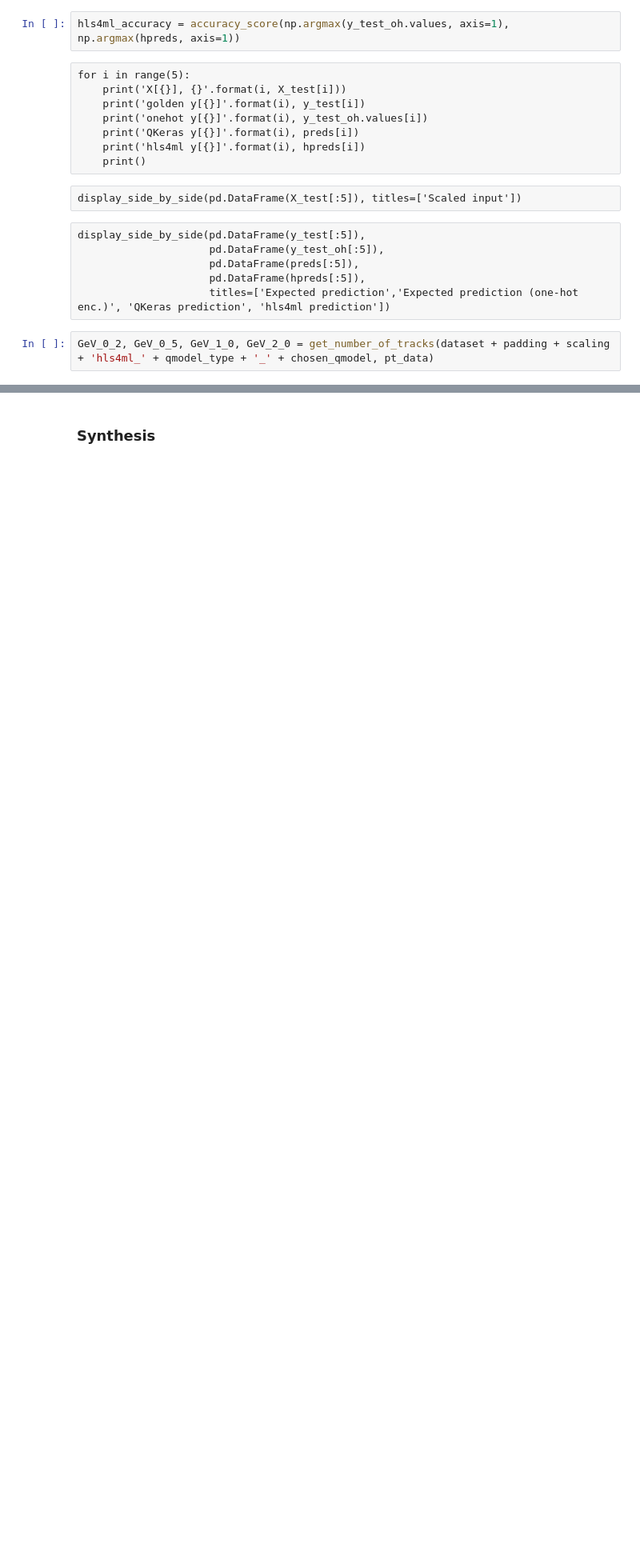
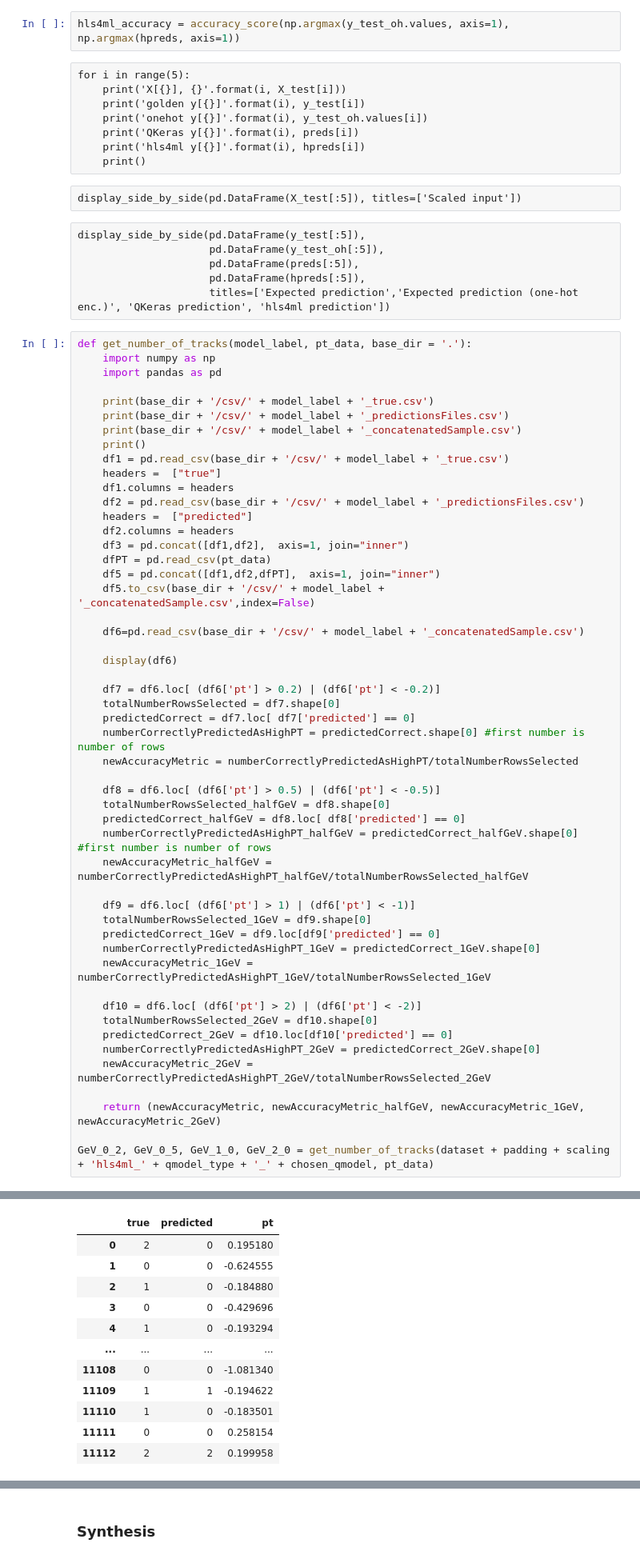
Before and after one commit to nhanvtran/directional-pixel-detectors, a Jupyter notebook: multiclassifier/train.ipynb, the cells around one changed output, grey strips where cells are left out. Shown at 80% size. Cells and saved outputs as stored; diff of their text form; blank space fills up the shorter version.

```diff
--- a/multiclassifier/train.ipynb
+++ b/multiclassifier/train.ipynb
@@ -1270,4 +1523,54 @@ display_side_by_side(pd.DataFrame(y_test[:5]),
                      pd.DataFrame(hpreds[:5]),
                      titles=['Expected prediction','Expected prediction (one-hot enc.)', 'QKeras prediction', 'hls4ml prediction'])
 # %%
+def get_number_of_tracks(model_label, pt_data, base_dir = '.'):
+    import numpy as np
+    import pandas as pd
+
+    print(base_dir + '/csv/' + model_label + '_true.csv')
+    print(base_dir + '/csv/' + model_label + '_predictionsFiles.csv')
+    print(base_dir + '/csv/' + model_label + '_concatenatedSample.csv')
+    print()
+    df1 = pd.read_csv(base_dir + '/csv/' + model_label + '_true.csv')
+    headers =  ["true"]
+    df1.columns = headers
+    df2 = pd.read_csv(base_dir + '/csv/' + model_label + '_predictionsFiles.csv')
+    headers =  ["predicted"]
+    df2.columns = headers
+    df3 = pd.concat([df1,df2],  axis=1, join="inner")
+    dfPT = pd.read_csv(pt_data)
+    df5 = pd.concat([df1,df2,dfPT],  axis=1, join="inner")
+    df5.to_csv(base_dir + '/csv/' + model_label + '_concatenatedSample.csv',index=False)
+
+    df6=pd.read_csv(base_dir + '/csv/' + model_label + '_concatenatedSample.csv')
+
+    display(df6)
+
+    df7 = df6.loc[ (df6['pt'] > 0.2) | (df6['pt'] < -0.2)]
+    totalNumberRowsSelected = df7.shape[0]
+    predictedCorrect = df7.loc[ df7['predicted'] == 0]
+    numberCorrectlyPredictedAsHighPT = predictedCorrect.shape[0] #first number is number of rows
+    newAccuracyMetric = numberCorrectlyPredictedAsHighPT/totalNumberRowsSelected
+
+    df8 = df6.loc[ (df6['pt'] > 0.5) | (df6['pt'] < -0.5)]
+    totalNumberRowsSelected_halfGeV = df8.shape[0]
+    predictedCorrect_halfGeV = df8.loc[ df8['predicted'] == 0]
+    numberCorrectlyPredictedAsHighPT_halfGeV = predictedCorrect_halfGeV.shape[0] #first number is number of rows
+    newAccuracyMetric_halfGeV = numberCorrectlyPredictedAsHighPT_halfGeV/totalNumberRowsSelected_halfGeV
+
+    df9 = df6.loc[ (df6['pt'] > 1) | (df6['pt'] < -1)]
+    totalNumberRowsSelected_1GeV = df9.shape[0]
+    predictedCorrect_1GeV = df9.loc[df9['predicted'] == 0]
+    numberCorrectlyPredictedAsHighPT_1GeV = predictedCorrect_1GeV.shape[0]
+    newAccuracyMetric_1GeV = numberCorrectlyPredictedAsHighPT_1GeV/totalNumberRowsSelected_1GeV
+
+    df10 = df6.loc[ (df6['pt'] > 2) | (df6['pt'] < -2)]
+    totalNumberRowsSelected_2GeV = df10.shape[0]
+    predictedCorrect_2GeV = df10.loc[df10['predicted'] == 0]
+    numberCorrectlyPredictedAsHighPT_2GeV = predictedCorrect_2GeV.shape[0]
+    newAccuracyMetric_2GeV = numberCorrectlyPredictedAsHighPT_2GeV/totalNumberRowsSelected_2GeV
+
+    return (newAccuracyMetric, newAccuracyMetric_halfGeV, newAccuracyMetric_1GeV, newAccuracyMetric_2GeV)
+
 GeV_0_2, GeV_0_5, GeV_1_0, GeV_2_0 = get_number_of_tracks(dataset + padding + scaling + 'hls4ml_' + qmodel_type + '_' + chosen_qmodel, pt_data)
+# %% [output]
@@ -1273,0 +1580,12 @@ GeV_0_2, GeV_0_5, GeV_1_0, GeV_2_0 = get_number_of_tracks(dataset + padding + sc
+|  | true | predicted | pt |
+| 0 | 2 | 0 | 0.195180 |
+| 1 | 0 | 0 | -0.624555 |
+| 2 | 1 | 0 | -0.184880 |
+| 3 | 0 | 0 | -0.429696 |
+| 4 | 1 | 0 | -0.193294 |
+| ... | ... | ... | ... |
+| 11108 | 0 | 0 | -1.081340 |
+| 11109 | 1 | 1 | -0.194622 |
+| 11110 | 1 | 0 | -0.183501 |
+| 11111 | 0 | 0 | 0.258154 |
+| 11112 | 2 | 2 | 0.199958 |
```
Also changed, not shown: parts of 119 cells of this notebook, 17 other files.
